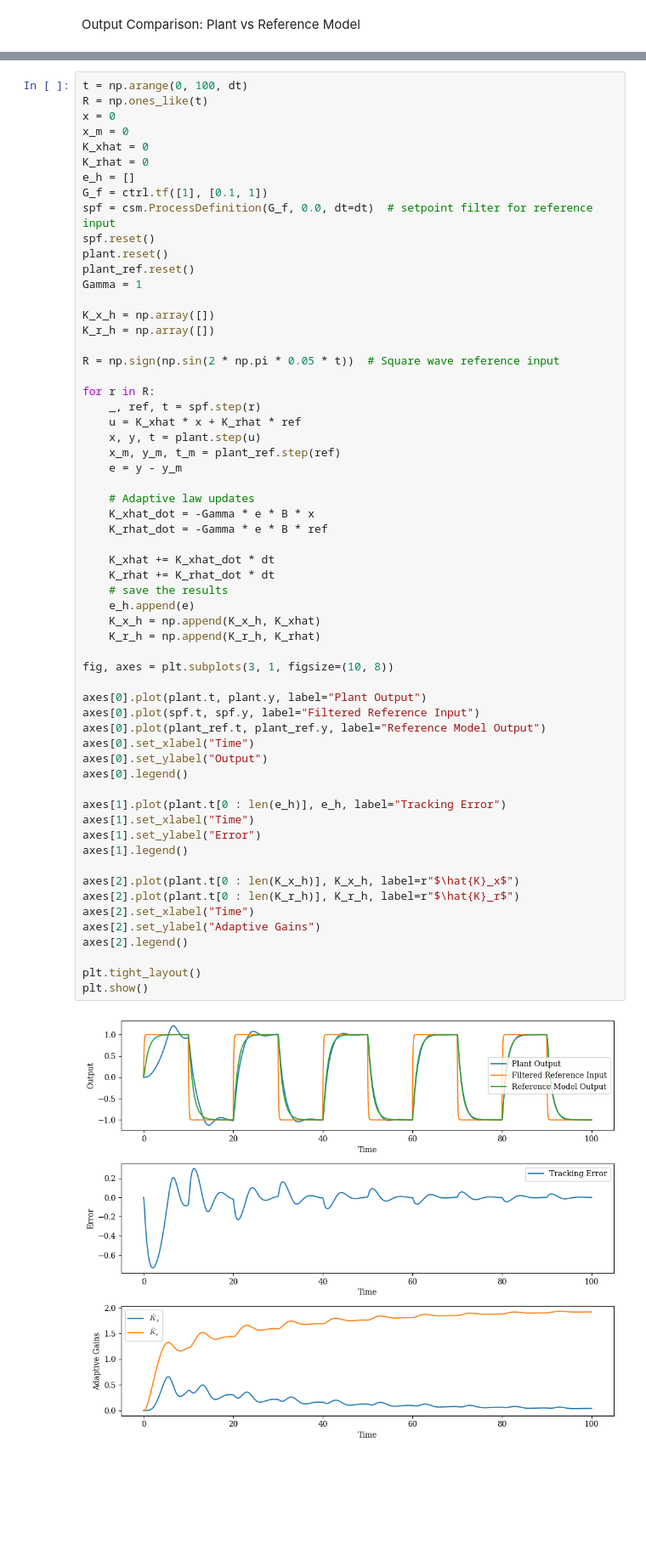
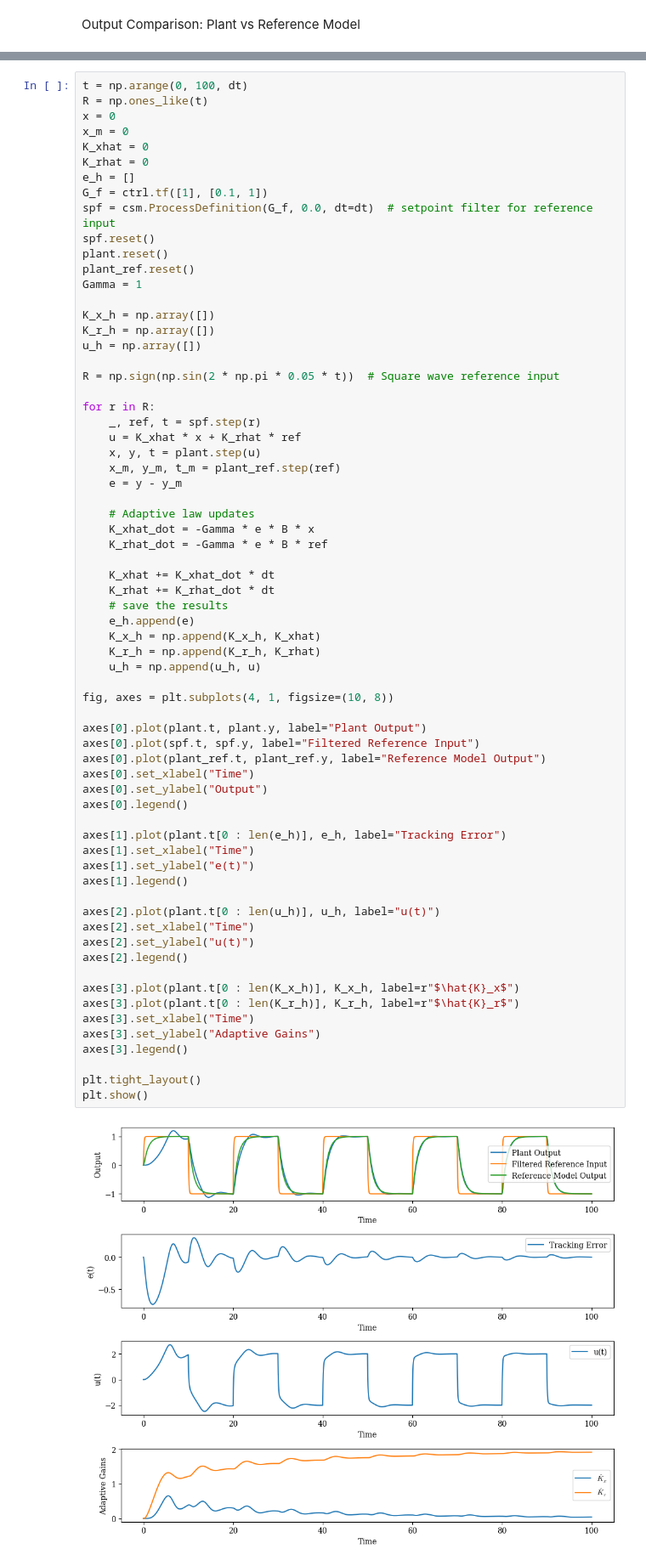
Before and after one commit to vkbharatv/Non-linear-and-Adaptive-Control-Design, a Jupyter notebook: MRAC_MATLAB/MRAC_sim.ipynb, the cells around one changed output, grey strips where cells are left out. Shown at 85% size. Cells and saved outputs as stored; diff of their text form; blank space fills up the shorter version.

```diff
--- a/MRAC_MATLAB/MRAC_sim.ipynb
+++ b/MRAC_MATLAB/MRAC_sim.ipynb
@@ -66,6 +74,7 @@ Gamma = 1
 
 K_x_h = np.array([])
 K_r_h = np.array([])
+u_h = np.array([])
 
 R = np.sign(np.sin(2 * np.pi * 0.05 * t))  # Square wave reference input
 
@@ -78,36 +87,42 @@ for r in R:
 
     # Adaptive law updates
     K_xhat_dot = -Gamma * e * B * x
     K_rhat_dot = -Gamma * e * B * ref
 
     K_xhat += K_xhat_dot * dt
     K_rhat += K_rhat_dot * dt
     # save the results
     e_h.append(e)
     K_x_h = np.append(K_x_h, K_xhat)
     K_r_h = np.append(K_r_h, K_rhat)
+    u_h = np.append(u_h, u)
 
-fig, axes = plt.subplots(3, 1, figsize=(10, 8))
+fig, axes = plt.subplots(4, 1, figsize=(10, 8))
 
 axes[0].plot(plant.t, plant.y, label="Plant Output")
 axes[0].plot(spf.t, spf.y, label="Filtered Reference Input")
 axes[0].plot(plant_ref.t, plant_ref.y, label="Reference Model Output")
 axes[0].set_xlabel("Time")
 axes[0].set_ylabel("Output")
 axes[0].legend()
 
 axes[1].plot(plant.t[0 : len(e_h)], e_h, label="Tracking Error")
 axes[1].set_xlabel("Time")
-axes[1].set_ylabel("Error")
+axes[1].set_ylabel("e(t)")
 axes[1].legend()
 
-axes[2].plot(plant.t[0 : len(K_x_h)], K_x_h, label=r"$\hat{K}_x$")
-axes[2].plot(plant.t[0 : len(K_r_h)], K_r_h, label=r"$\hat{K}_r$")
+axes[2].plot(plant.t[0 : len(u_h)], u_h, label="u(t)")
 axes[2].set_xlabel("Time")
-axes[2].set_ylabel("Adaptive Gains")
+axes[2].set_ylabel("u(t)")
 axes[2].legend()
+
+axes[3].plot(plant.t[0 : len(K_x_h)], K_x_h, label=r"$\hat{K}_x$")
+axes[3].plot(plant.t[0 : len(K_r_h)], K_r_h, label=r"$\hat{K}_r$")
+axes[3].set_xlabel("Time")
+axes[3].set_ylabel("Adaptive Gains")
+axes[3].legend()
 
 plt.tight_layout()
 plt.show()
 # %% [output]
-[figure, old version]
+[figure, new version]
```
Also changed, not shown: parts of 2 cells of this notebook.
